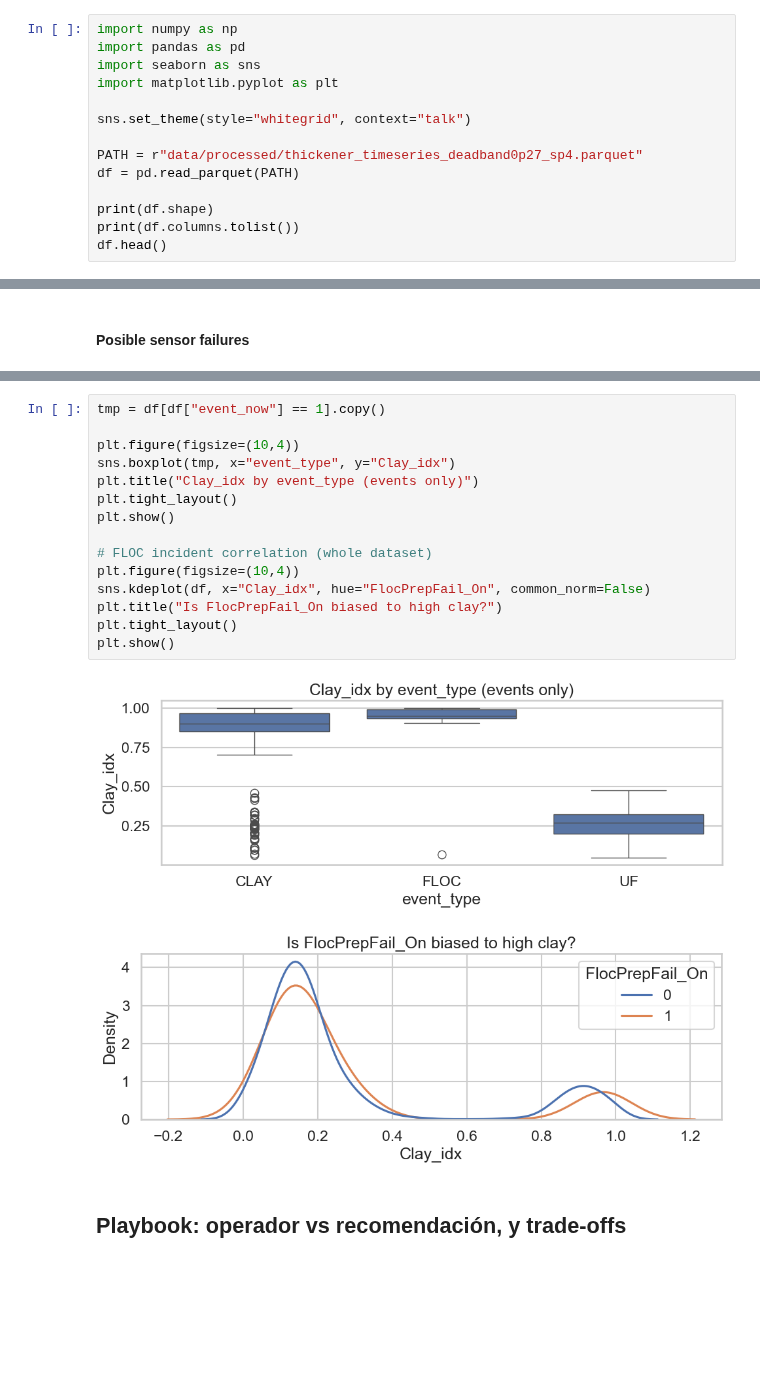
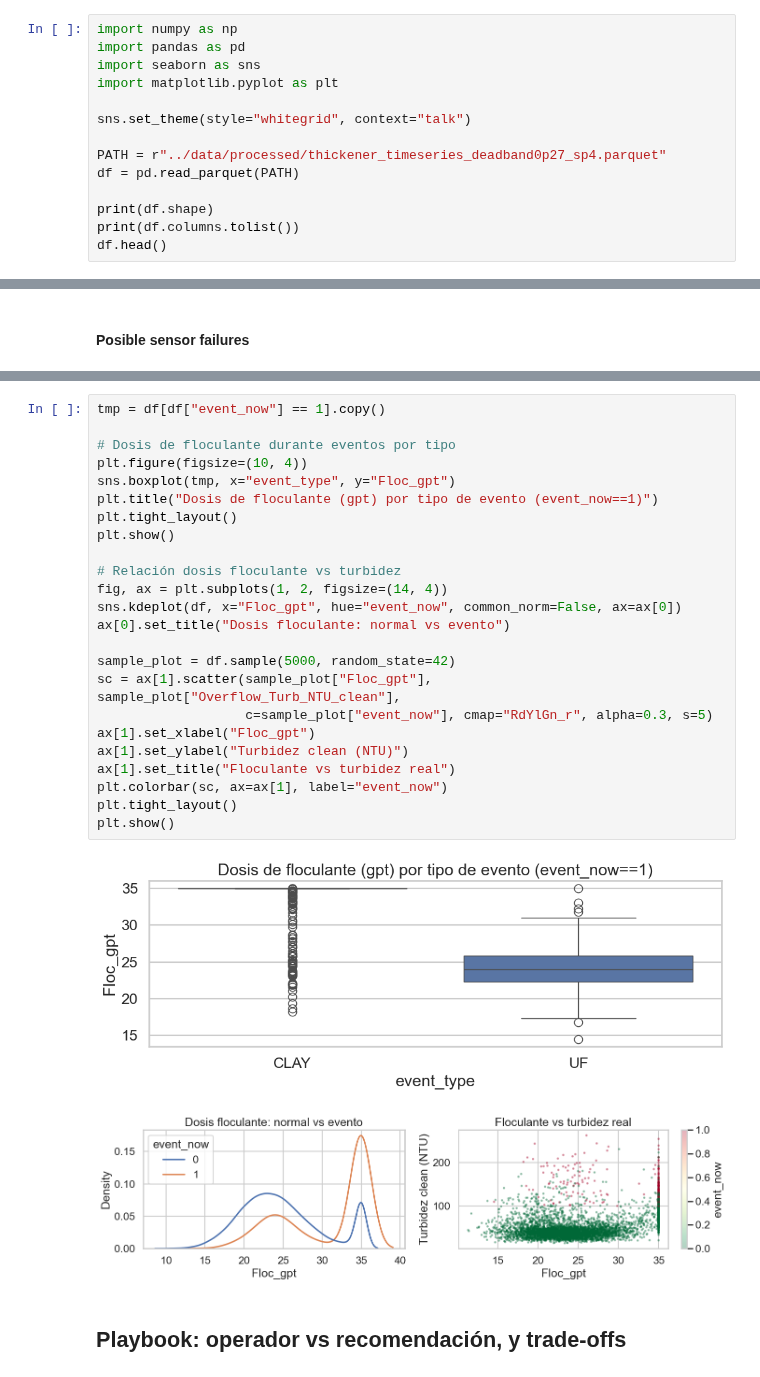
Before and after one commit to MatiasValenzuelaMunoz/Thickener-Water-Recovery-Sentinel-TWS, a Jupyter notebook: notebooks/01_eda.ipynb, the cells around one changed output, grey strips where cells are left out. Cells and saved outputs as stored; diff of their text form; blank space fills up the shorter version.

```diff
--- a/notebooks/01_eda.ipynb
+++ b/notebooks/01_eda.ipynb
@@ -6,7 +6,7 @@ import matplotlib.pyplot as plt
 
 sns.set_theme(style="whitegrid", context="talk")
 
-PATH = r"data/processed/thickener_timeseries_deadband0p27_sp4.parquet"
+PATH = r"../data/processed/thickener_timeseries_deadband0p27_sp4.parquet"
 df = pd.read_parquet(PATH)
 
 print(df.shape)
@@ -416,21 +491,30 @@ plt.show()
 # %%
 tmp = df[df["event_now"] == 1].copy()
 
-plt.figure(figsize=(10,4))
-sns.boxplot(tmp, x="event_type", y="Clay_idx")
-plt.title("Clay_idx by event_type (events only)")
+# Dosis de floculante durante eventos por tipo
+plt.figure(figsize=(10, 4))
+sns.boxplot(tmp, x="event_type", y="Floc_gpt")
+plt.title("Dosis de floculante (gpt) por tipo de evento (event_now==1)")
 plt.tight_layout()
 plt.show()
 
-# FLOC incident correlation (whole dataset)
-plt.figure(figsize=(10,4))
-sns.kdeplot(df, x="Clay_idx", hue="FlocPrepFail_On", common_norm=False)
-plt.title("Is FlocPrepFail_On biased to high clay?")
+# Relación dosis floculante vs turbidez
+fig, ax = plt.subplots(1, 2, figsize=(14, 4))
+sns.kdeplot(df, x="Floc_gpt", hue="event_now", common_norm=False, ax=ax[0])
+ax[0].set_title("Dosis floculante: normal vs evento")
+
+sample_plot = df.sample(5000, random_state=42)
+sc = ax[1].scatter(sample_plot["Floc_gpt"], sample_plot["Overflow_Turb_NTU_clean"],
+                   c=sample_plot["event_now"], cmap="RdYlGn_r", alpha=0.3, s=5)
+ax[1].set_xlabel("Floc_gpt")
+ax[1].set_ylabel("Turbidez clean (NTU)")
+ax[1].set_title("Floculante vs turbidez real")
+plt.colorbar(sc, ax=ax[1], label="event_now")
 plt.tight_layout()
 plt.show()
 # %% [output]
-[figure, old version]
+[figure, new version]
-[figure, old version]
+[figure, new version]
 # %% [markdown]
 ## Playbook: operador vs recomendación, y trade-offs
 # %% [markdown]
```
Also changed, not shown: parts of 23 cells of this notebook, 10 other files.
